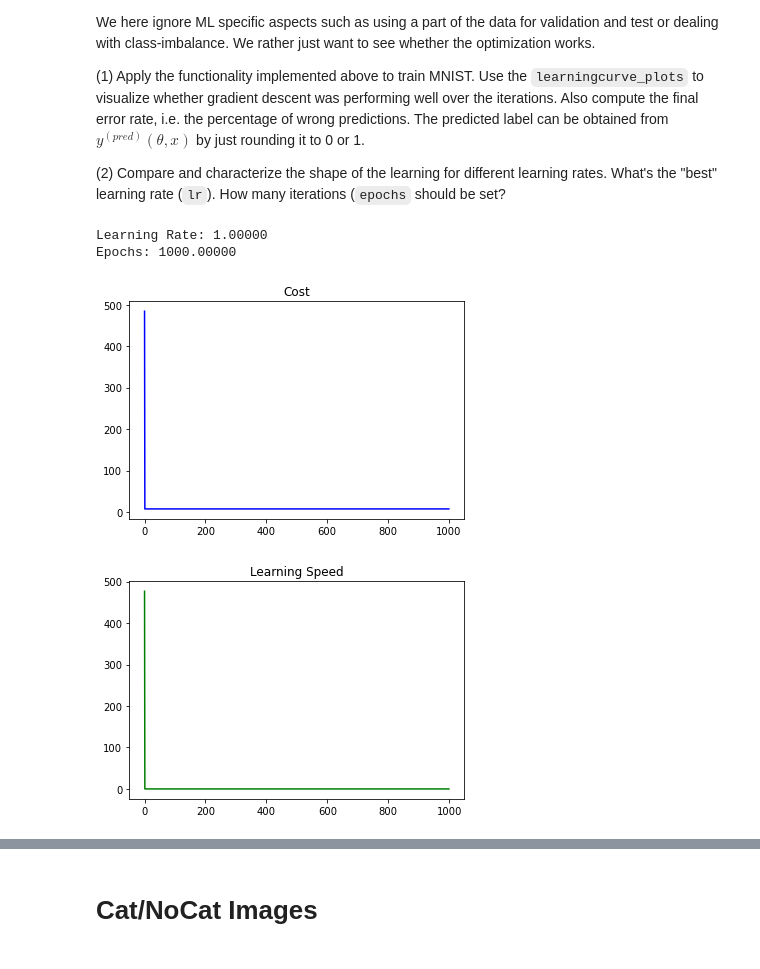
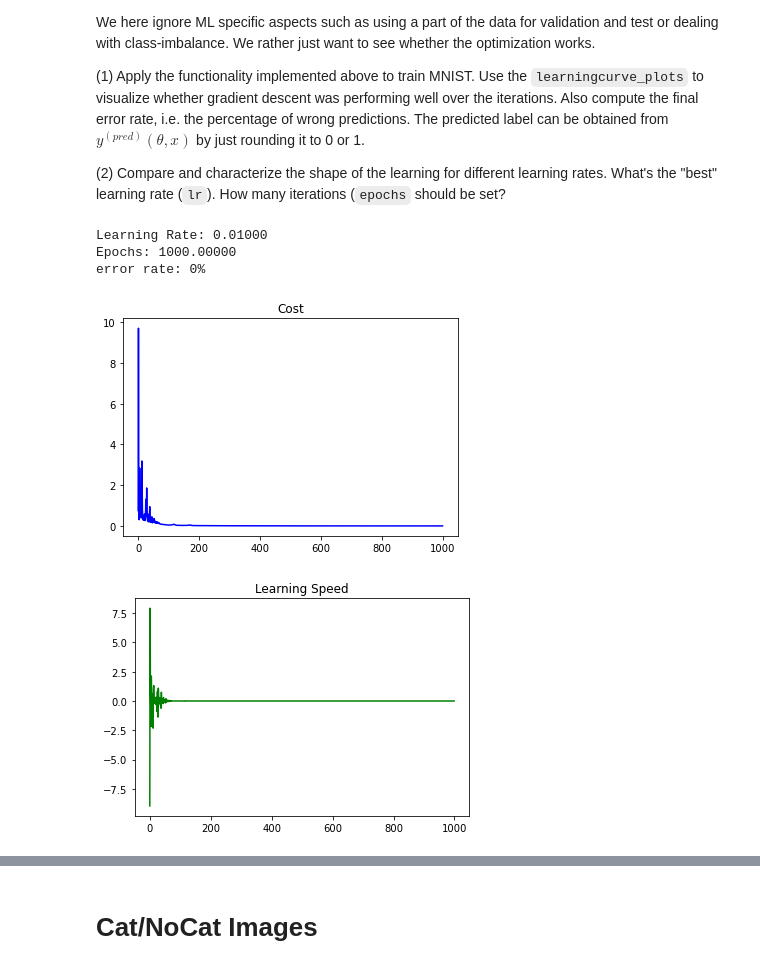
Before and after one commit to jsvilling/VANA_Assignemnts, a Jupyter notebook: train_neural_net-stud_villing_zellweger.ipynb, the cells around one changed output, grey strips where cells are left out. Saved outputs shown, nothing was run; the diff lists cells and outputs as text; code cells hidden in the pictures.

```diff
--- a/train_neural_net-stud_villing_zellweger.ipynb
+++ b/train_neural_net-stud_villing_zellweger.ipynb
@@ -306,14 +305,10 @@ class CrossEntropy:
         Cost averaged over the samples, i.e. a scalar value.
         """
         # START YOUR CODE
-
-        loss = 0
-        for i, y in enumerate(ypred):
-            loss += - y[ytrue[0,i]] + np.log(np.sum(np.exp(y)))
-
-        return loss/len(ytrue)
-
-
+        cost = 0
+        for (p, e) in zip(ypred[0], ytrue[0]):
+            cost += -e * np.log(p) - (1 - e) * np.log(1 - p)
+        return cost / len(ypred[0])
         # END YOUR CODE
 
 
@@ -330,13 +325,7 @@ class CrossEntropy:
         Element-wise derivative of the loss function (numpy array of shape (1,N))
         """
         # START YOUR CODE
-
-        output_grad = np.empty_like(ypred)
-        for i, y in enumerate(ypred):
-            output_grad[i,:] = np.exp(y) / np.sum(np.exp(y))
-            output_grad[i, ytrue[i]] -= 1
-        return output_grad
-
+        return -(ypred - ytrue) / (ypred * (1 - ypred))
         # END YOUR CODE
 # %% [markdown]
 ## Problem 3: Implement the Gradient Descent Training (GD)
@@ -459,28 +457,50 @@ We here ignore ML specific aspects such as using a part of the data for validati
 # %%
 n0 = X.shape[0]
 n1 = 50
 
-lr = 1.0
+lr = 0.01
 epochs = 1000
 print("Learning Rate: %6.5f"%lr)
 print("Epochs: %6.5f"%epochs)
 
 # START YOUR CODE
-model = Model(n0, n1)
-weights_hidden, weights_output = initial_weights(n0, n1)
-cost = CrossEntropy()
 
-d = {
-    'input': data['X'].T[1:,:],
-    'label': data['y'].T.reshape(1,X.shape[1])
-}
 
-c, l = vanilla_gradient_descent(model, cost, weights_hidden, weights_output, d, lr, epochs)
+def learn(n0, n1, lr, epochs):
 
-learningcurve_plots(c, l)
+    w_h, w_out = initial_weights(n0, n1)
+
+    ce = CrossEntropy()
+    model = Model(n0, n1)
+
+    data = {
+        "input": X,
+        "labels": y
+    }
+
+    c, ls = vanilla_gradient_descent(model, ce, w_h, w_out, data, lr, epochs)
+    learningcurve_plots(c, ls)
+
+
+    o = model.forwardprop(X)
+
+    correct = 0
+    error = 0
+    for i in range(len(y[0])):
+        if round(o[0,i]) == y[0,i]:
+            correct += 1
+        else:
+            error += 1
+
+    print ("error rate: %i%%"%((error/y[0].__len__())*100))
+
+
+learn(n0, n1, lr, epochs)
+
 # END YOUR CODE
 # %% [output]
-Learning Rate: 1.00000
+Learning Rate: 0.01000
 Epochs: 1000.00000
+error rate: 0%
-[figure, old version]
+[figure, new version]
-[figure, old version]
+[figure, new version]
```
Also changed, not shown: parts of 11 cells of this notebook.
